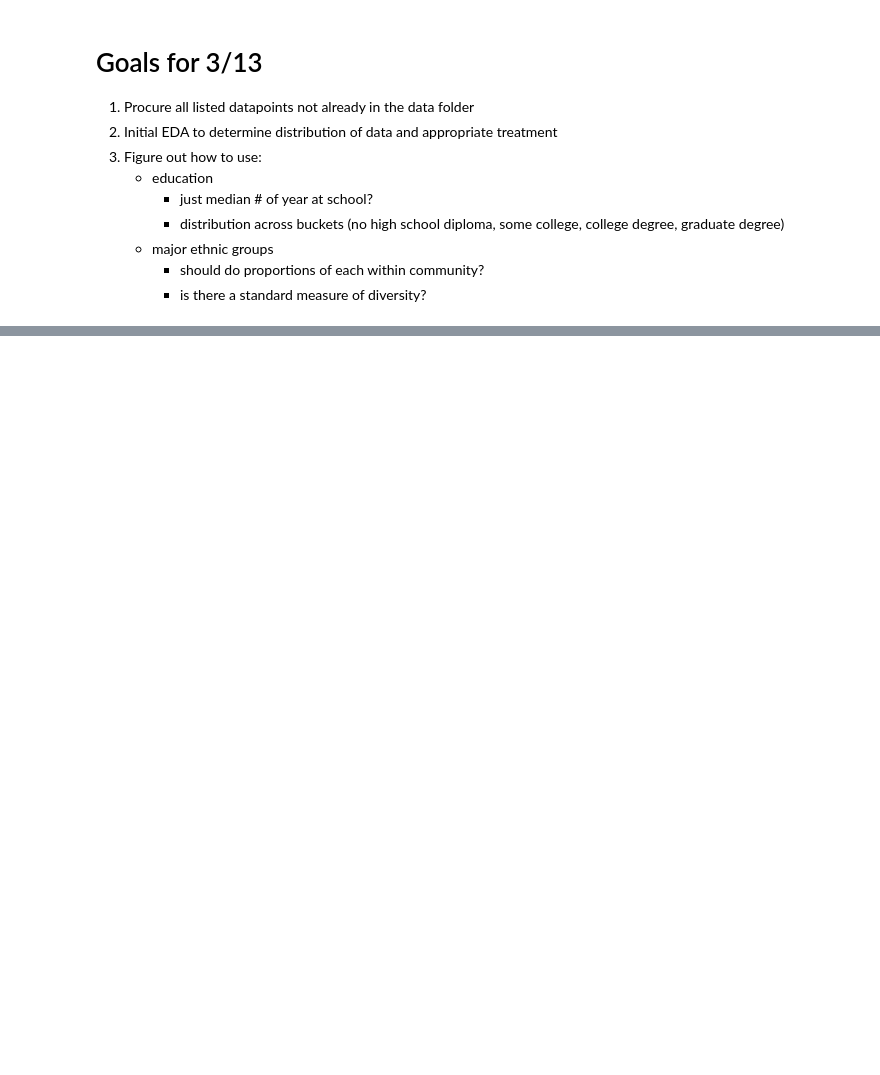
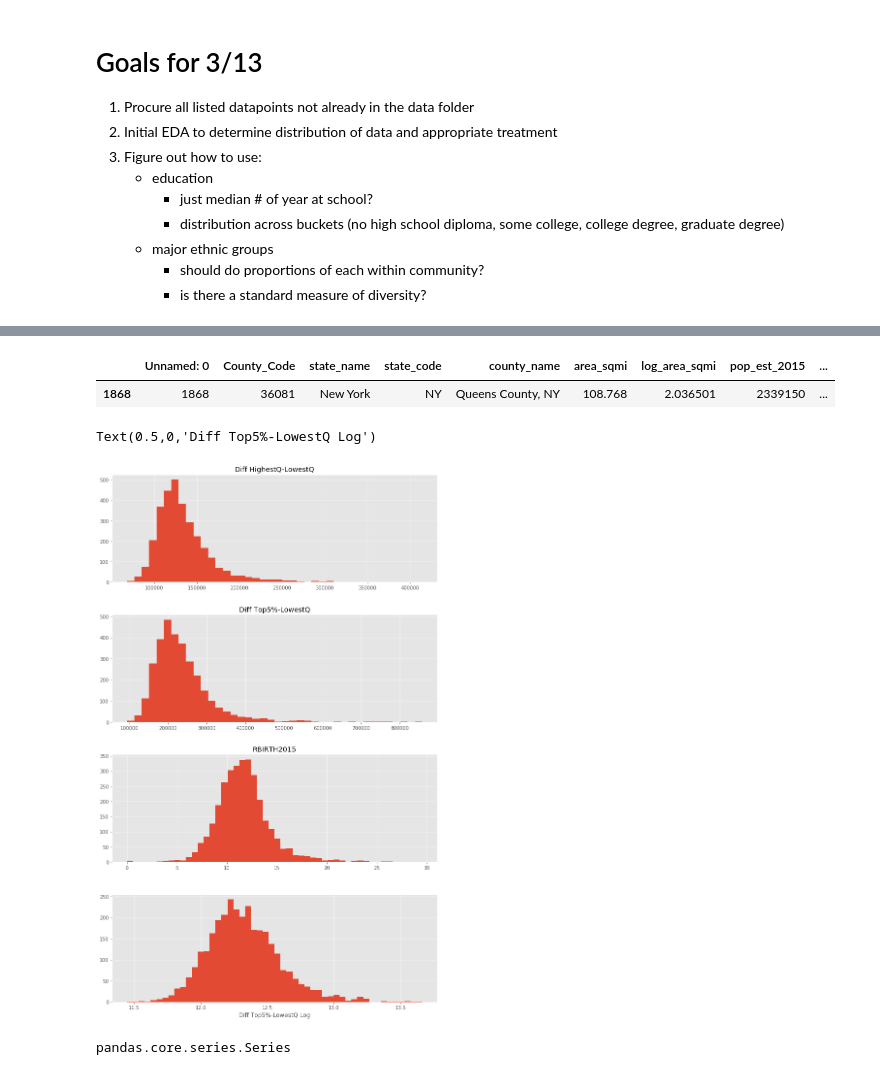
Before and after one commit to frechfrechfrech/Income_Inequality, a Jupyter notebook: Initial Census Data Exploration.ipynb, the cells around one changed output, grey strips where cells are left out. Cells and saved outputs as stored; diff of their text form; code cells hidden in the pictures; blank space fills up the shorter version.

```diff
--- a/Initial Census Data Exploration.ipynb
+++ b/Initial Census Data Exploration.ipynb
@@ -3,6 +3,8 @@ import numpy as np
 import pandas as pd
 import matplotlib.pyplot as plt
 %matplotlib inline
+import seaborn as sns
+plt.style.use("ggplot")
 pd.set_option("display.max_columns",300)
 # %% [markdown]
 # Questions
@@ -74,0 +38,15 @@ acs_15.columns.levels;
+# %%
+def remove_columns(df, keyword):
+    for column_name in df.columns:
+        if keyword in column_name:
+            df.drop(column_name, axis=1, inplace=True)
+    return df
+# %%
+def update_column_names(df, phrase_to_remove, phrase_to_append=''):
+    column_list = []
+    for column_name in df.columns:
+        if phrase_to_remove in column_name:
+            column_name = column_name.replace(phrase_to_remove,'') + ' ' + phrase_to_append
+        column_list.append(column_name.strip())
+    df.columns = column_list
+    return df
@@ -74,0 +63,7 @@ acs_15.columns.levels;
+# %%
+master = pd.read_csv('data/2015_master_sd_rnd_nan_to_min.csv')
+master.rename(columns={'geo_id':'County_Code'}, inplace=True)
+master[master['County_Code'] == 36081]
+# %% [output]
+|  | Unnamed: 0 | County_Code | state_name | state_code | county_name | area_sqmi | log_area_sqmi | pop_est_2015 | ... |
+| 1868 | 1868 | 36081 | New York | NY | Queens County, NY | 108.768 | 2.036501 | 2339150 | ... |
@@ -74,0 +184,16 @@ acs_15.columns.levels;
+# %%
+fig,(ax1,ax2,ax3,ax4) = plt.subplots(4,figsize=(12,20))
+# visualization
+quintiles.hist(column = ['Diff HighestQ-LowestQ','Diff Top5%-LowestQ'], bins= 40, sharex=True, figsize=(10,4), ax=(ax1,ax2));
+birth_rate.hist(column = 'RBIRTH2015', bins = 50, ax=ax3)
+
+#log transform quintiles
+quintiles['Diff Top5%-LowestQ'].apply(np.log).hist(bins=50, ax=ax4)
+ax4.set_xlabel('Diff Top5%-LowestQ Log')
+# %% [output]
+Text(0.5,0,'Diff Top5%-LowestQ Log')
+[figure, added]
+# %%
+type(quintiles_log)
+# %% [output]
+pandas.core.series.Series
```
Also changed, not shown: parts of 14 cells of this notebook, 9 other files.
